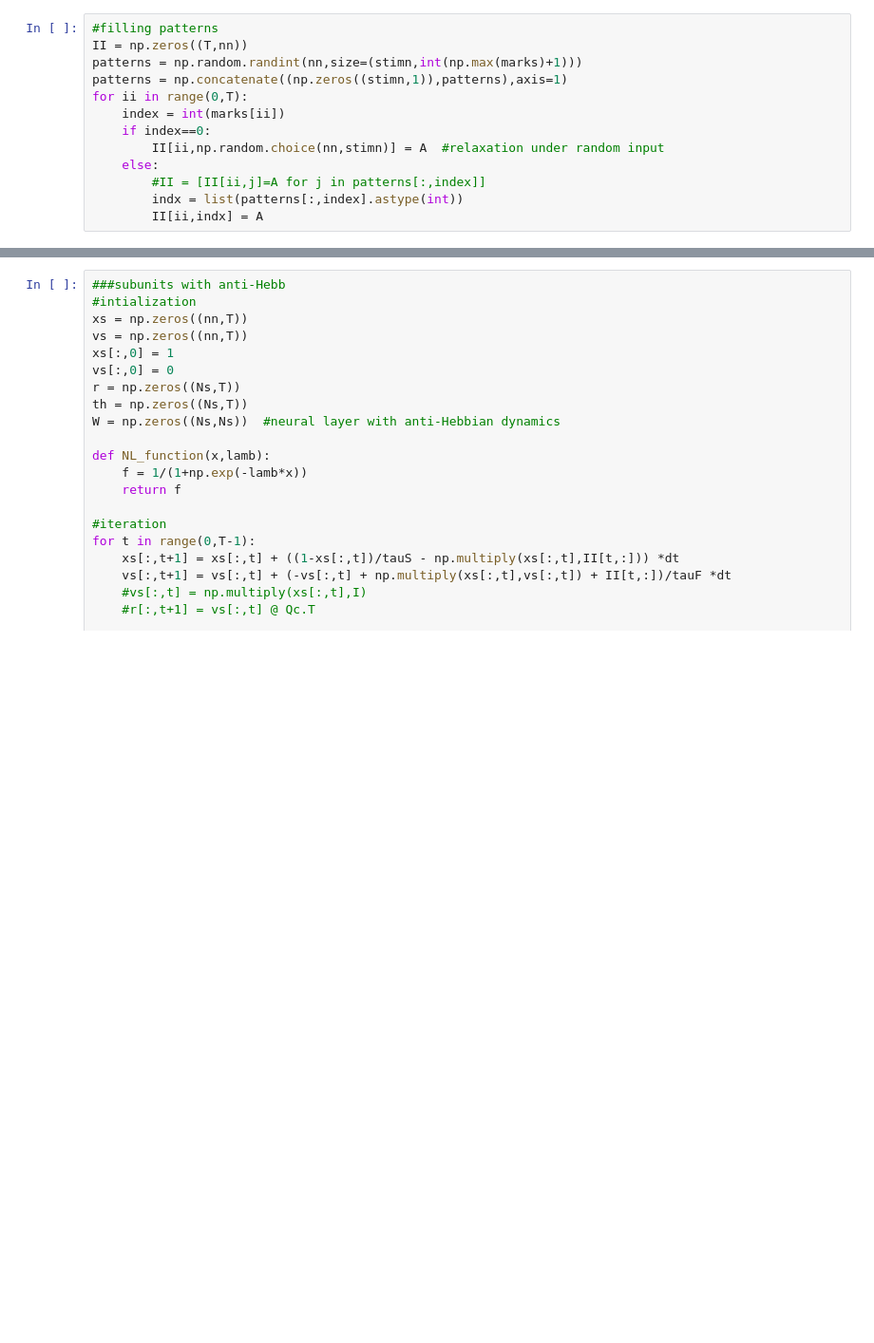
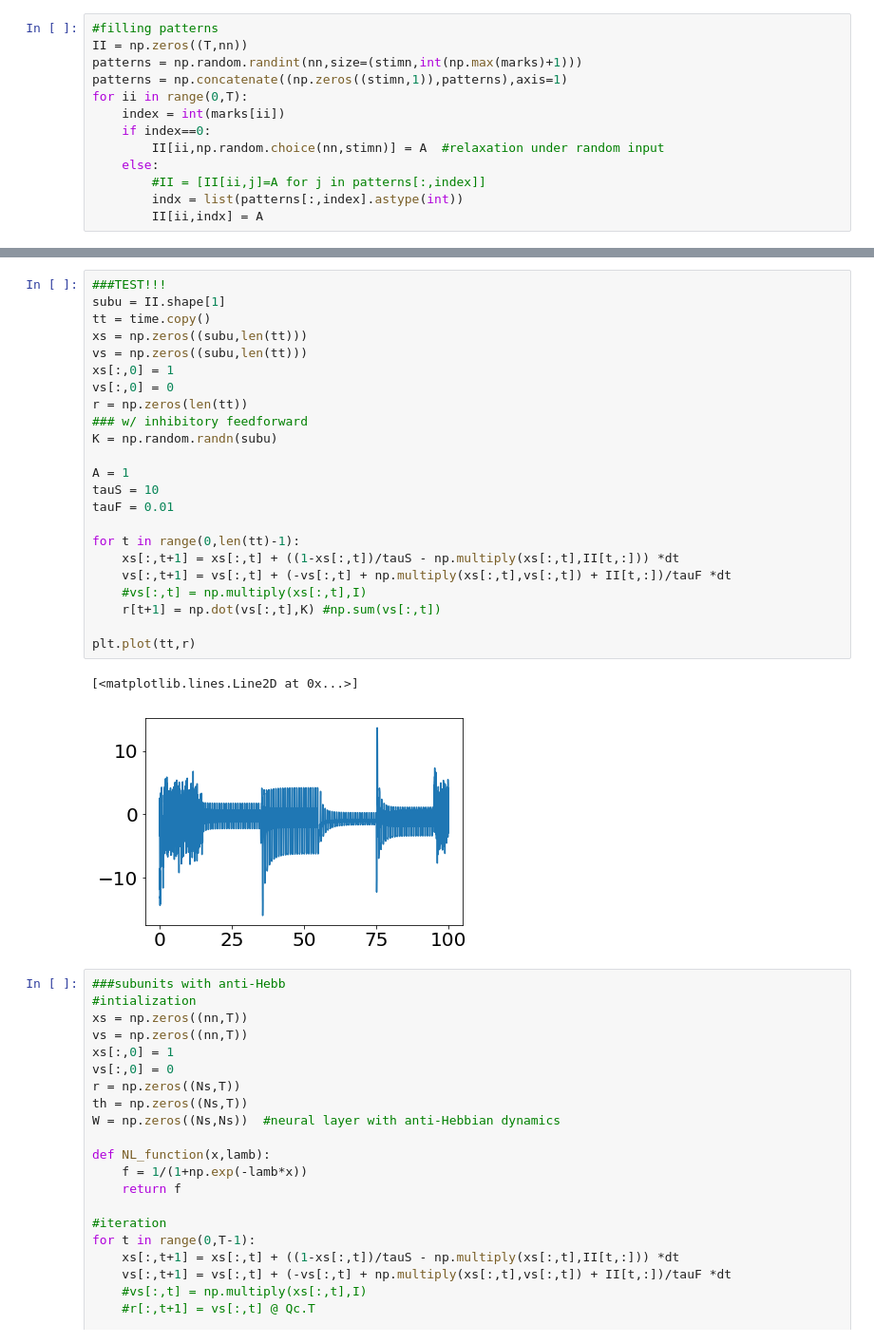
Before and after one commit to Kevin-Sean-Chen/Neural-Dynamics, a Jupyter notebook: Adaptive_model.ipynb, the cells around one changed output, grey strips where cells are left out. Shown: that part at 95% size. Saved outputs shown, nothing was run; the diff lists cells and outputs as text; blank space fills up the shorter version.

```diff
--- a/Adaptive_model.ipynb
+++ b/Adaptive_model.ipynb
@@ -169,3 +175,29 @@ for ii in range(0,T):
+# %%
+###TEST!!!
+subu = II.shape[1]
+tt = time.copy()
+xs = np.zeros((subu,len(tt)))
+vs = np.zeros((subu,len(tt)))
+xs[:,0] = 1
+vs[:,0] = 0
+r = np.zeros(len(tt))
+### w/ inhibitory feedforward
+K = np.random.randn(subu)
+
+A = 1
+tauS = 10
+tauF = 0.01
+
+for t in range(0,len(tt)-1):
+    xs[:,t+1] = xs[:,t] + ((1-xs[:,t])/tauS - np.multiply(xs[:,t],II[t,:])) *dt
+    vs[:,t+1] = vs[:,t] + (-vs[:,t] + np.multiply(xs[:,t],vs[:,t]) + II[t,:])/tauF *dt
+    #vs[:,t] = np.multiply(xs[:,t],I)
+    r[t+1] = np.dot(vs[:,t],K) #np.sum(vs[:,t])
+
+plt.plot(tt,r)
+# %% [output]
+[<matplotlib.lines.Line2D at 0x...>]
+[figure, added]
 # %%
 ###subunits with anti-Hebb
 #intialization
```
Also changed, not shown: parts of 5 cells of this notebook, 1 other file.
